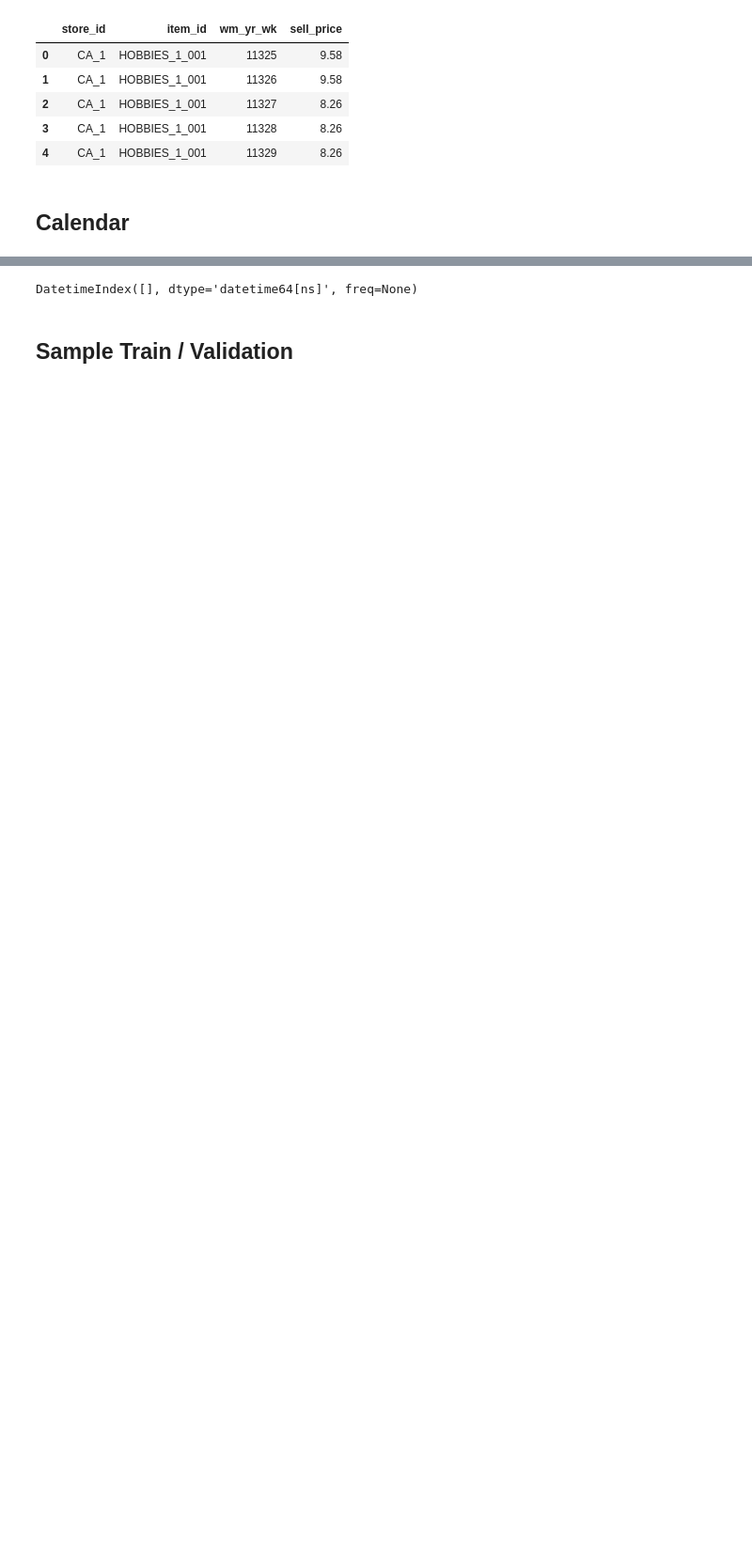
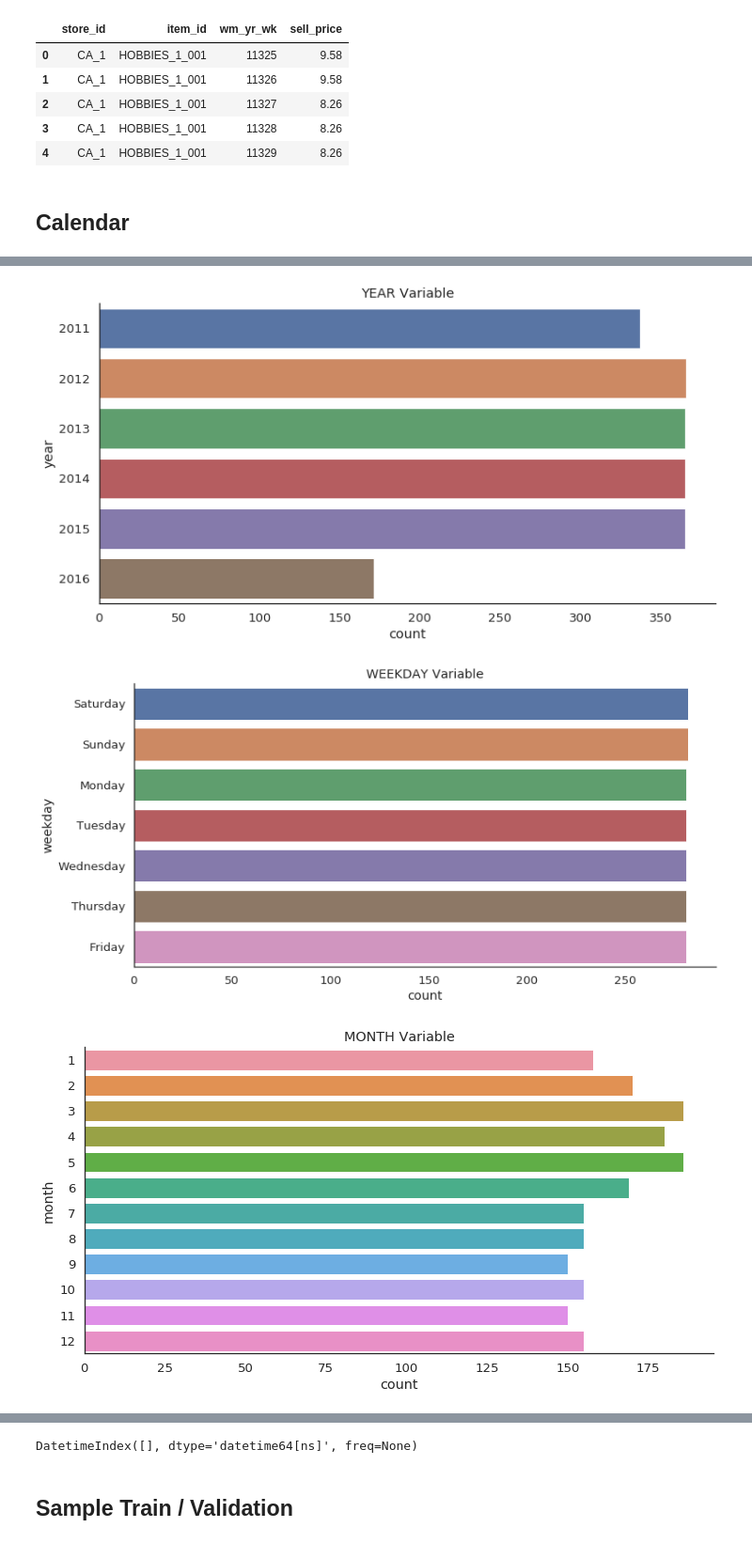
Before and after one commit to markryanandrews/M5-Forecasting-Accuracy, a Jupyter notebook: Walmart-EDA.ipynb, the cells around one changed output, grey strips where cells are left out. Shown: that part at 94% size. Drawn from its saved outputs; the diff is of its cells as text; code cells hidden in the pictures; blank space fills up the shorter version.

```diff
--- a/Walmart-EDA.ipynb
+++ b/Walmart-EDA.ipynb
@@ -3,9 +3,13 @@
 # %%
 import pandas as pd
-import matplotlib
 import numpy as np
+
 import matplotlib.pyplot as plt
-import seaborn as sns
 %matplotlib inline
 
-plt.rcParams["figure.figsize"] = (20,10)
+import seaborn as sns
+sns.set(font_scale=1.3)
+sns.set(rc = {'figure.figsize': (15,6)})
+sns.set_style("white")
+
+%run common.py
@@ -54,0 +59,12 @@ clean_calendar took 0:00:00.012946, shape = (1969, 13)
+# %%
+sns.set(font_scale=1.2)
+sns.set_style("white")
+for col in (["year", "weekday", "month"]):
+    plt.figure(figsize = (12,6))
+    g = sns.countplot(y =calendar_df[col])
+    g.set_title(col.upper() + ' Variable')
+    sns.despine()
+# %% [output]
+[figure, added]
+[figure, added]
+[figure, added]
```
Also changed, not shown: parts of 15 cells of this notebook, 1 other file.
